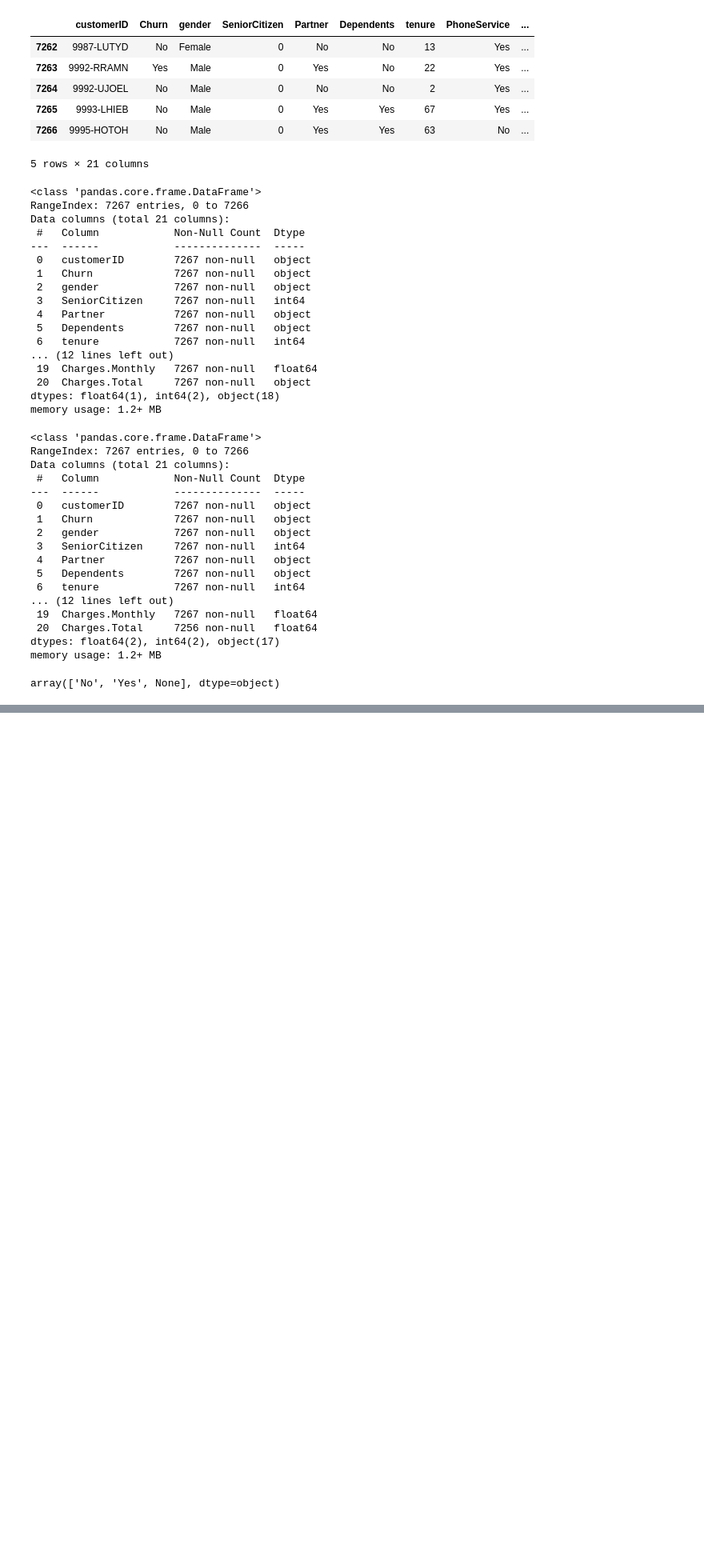
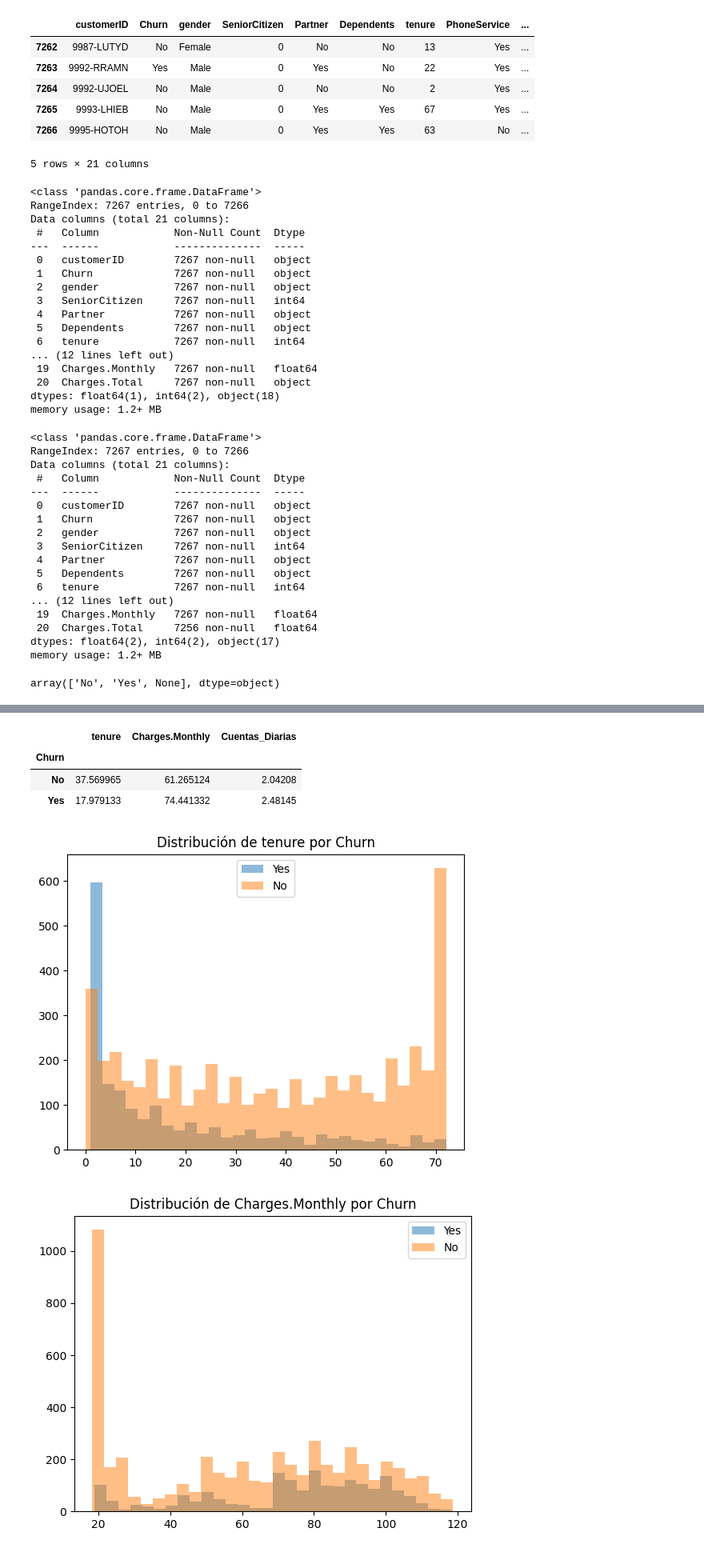
Before and after one commit to JCRMurillo/Telecom_X_JCRM, a Jupyter notebook: TelecomX_JCRM.ipynb, the cells around one changed output, grey strips where cells are left out. Shown at 80% size. Saved outputs shown, nothing was run; the diff lists cells and outputs as text; code cells hidden in the pictures; blank space fills up the shorter version.

```diff
--- a/TelecomX_JCRM.ipynb
+++ b/TelecomX_JCRM.ipynb
@@ -85,0 +215,19 @@ array(['No', 'Yes', None], dtype=object)
+# %%
+datos.groupby("Churn")[["tenure", "Charges.Monthly", "Cuentas_Diarias"]].mean()
+# %% [output]
+|  | tenure | Charges.Monthly | Cuentas_Diarias |
+| Churn |  |  |  |
+| No | 37.569965 | 61.265124 | 2.04208 |
+| Yes | 17.979133 | 74.441332 | 2.48145 |
+# %%
+for col in ["tenure", "Charges.Monthly", "Cuentas_Diarias"]:
+    plt.figure()
+    for estado in ["Yes", "No"]:
+        subset = datos[datos["Churn"] == estado]
+        plt.hist(subset[col], bins=30, alpha=0.5, label=estado)
+    plt.title(f"Distribución de {col} por Churn")
+    plt.legend()
+    plt.show()
+# %% [output]
+[figure, added]
+[figure, added]
```
Also changed, not shown: parts of 19 cells of this notebook.
